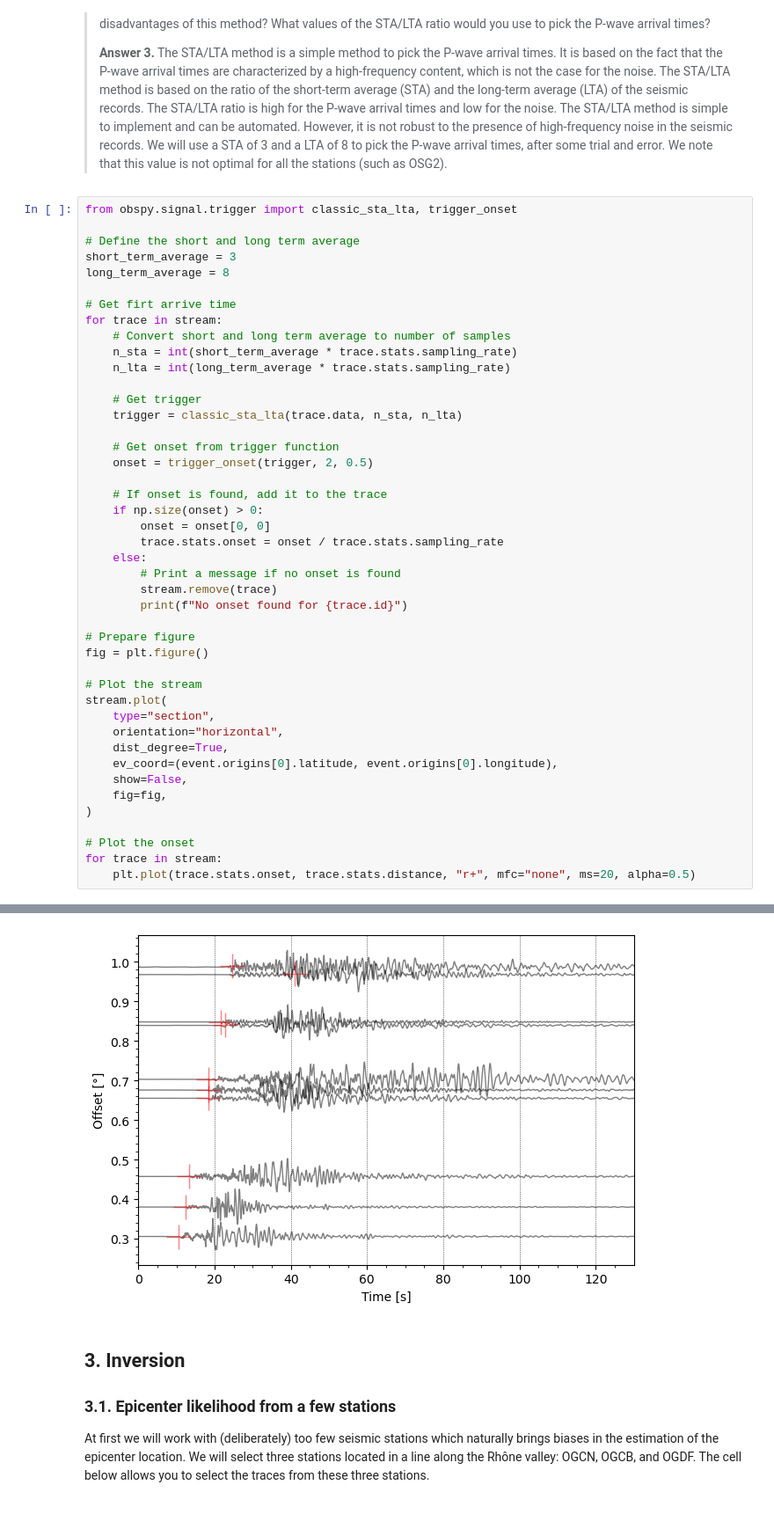
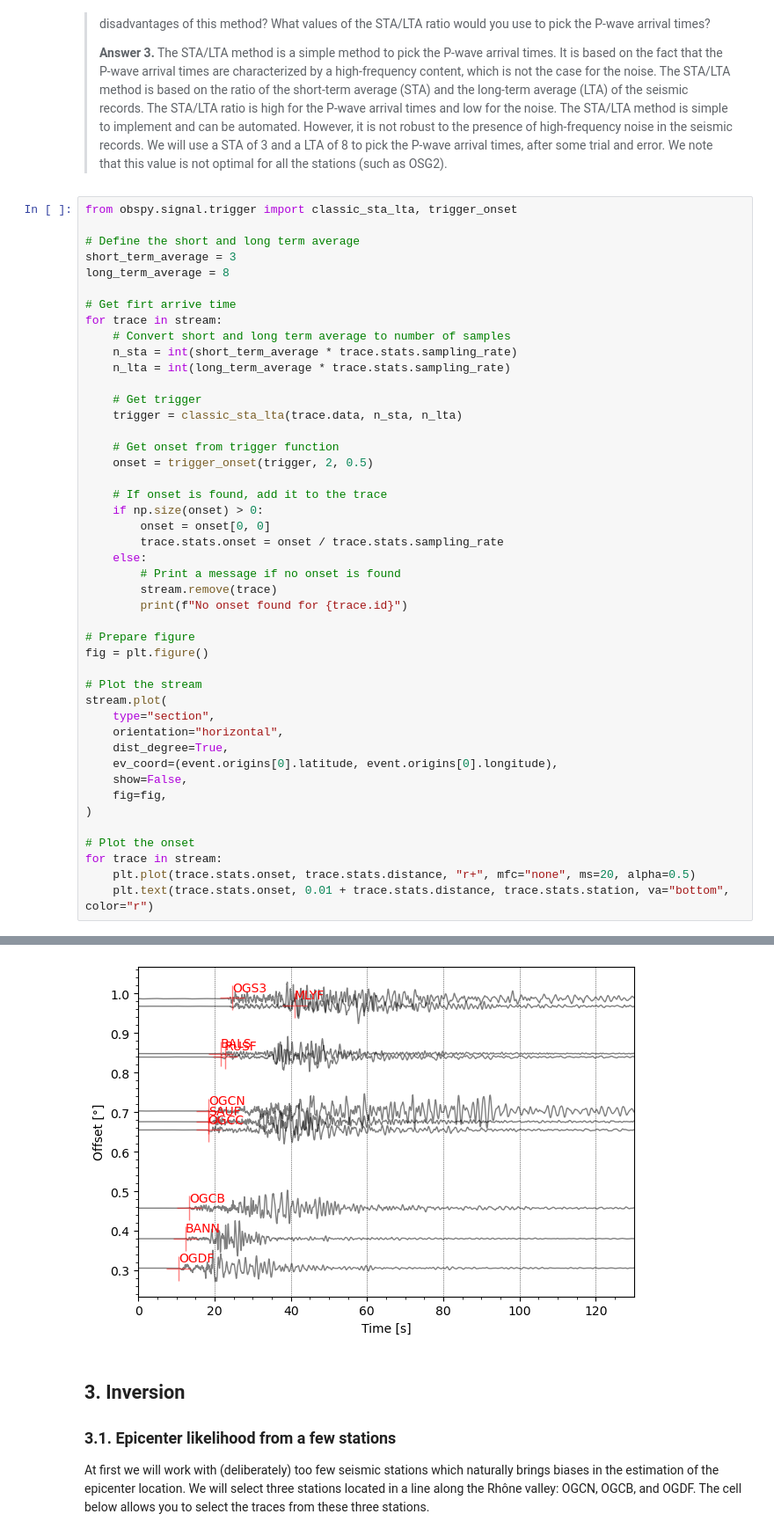
Before and after one commit to leonard-seydoux/earth-data-science, a Jupyter notebook: labs/2_epicenter/epicenter_solution.ipynb, the cells around one changed output, grey strips where cells are left out. Shown at 88% size. Saved outputs shown, nothing was run; the diff lists cells and outputs as text.

```diff
--- a/labs/2_epicenter/epicenter_solution.ipynb
+++ b/labs/2_epicenter/epicenter_solution.ipynb
@@ -310,4 +316,5 @@ stream.plot(
 # Plot the onset
 for trace in stream:
     plt.plot(trace.stats.onset, trace.stats.distance, "r+", mfc="none", ms=20, alpha=0.5)
+    plt.text(trace.stats.onset, 0.01 + trace.stats.distance, trace.stats.station, va="bottom", color="r")
 # %% [output]
@@ -315,4 +321,4 @@ No onset found for FR.OGS2.00.HHZ
-[figure, old version]
+[figure, new version]
 # %% [markdown]
 ## 3. Inversion
 
```
Also changed, not shown: parts of 16 cells of this notebook, 2 other files.
